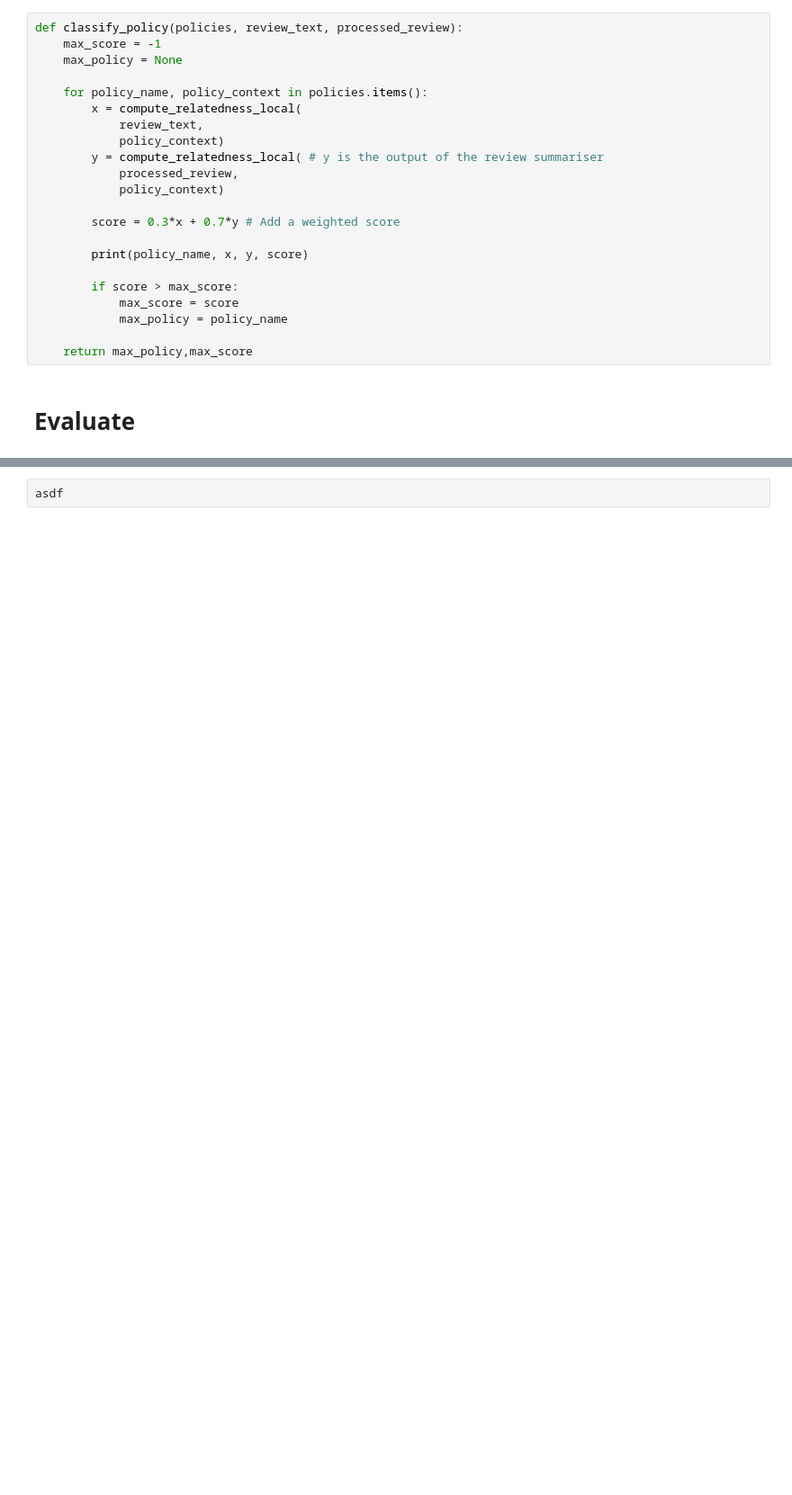
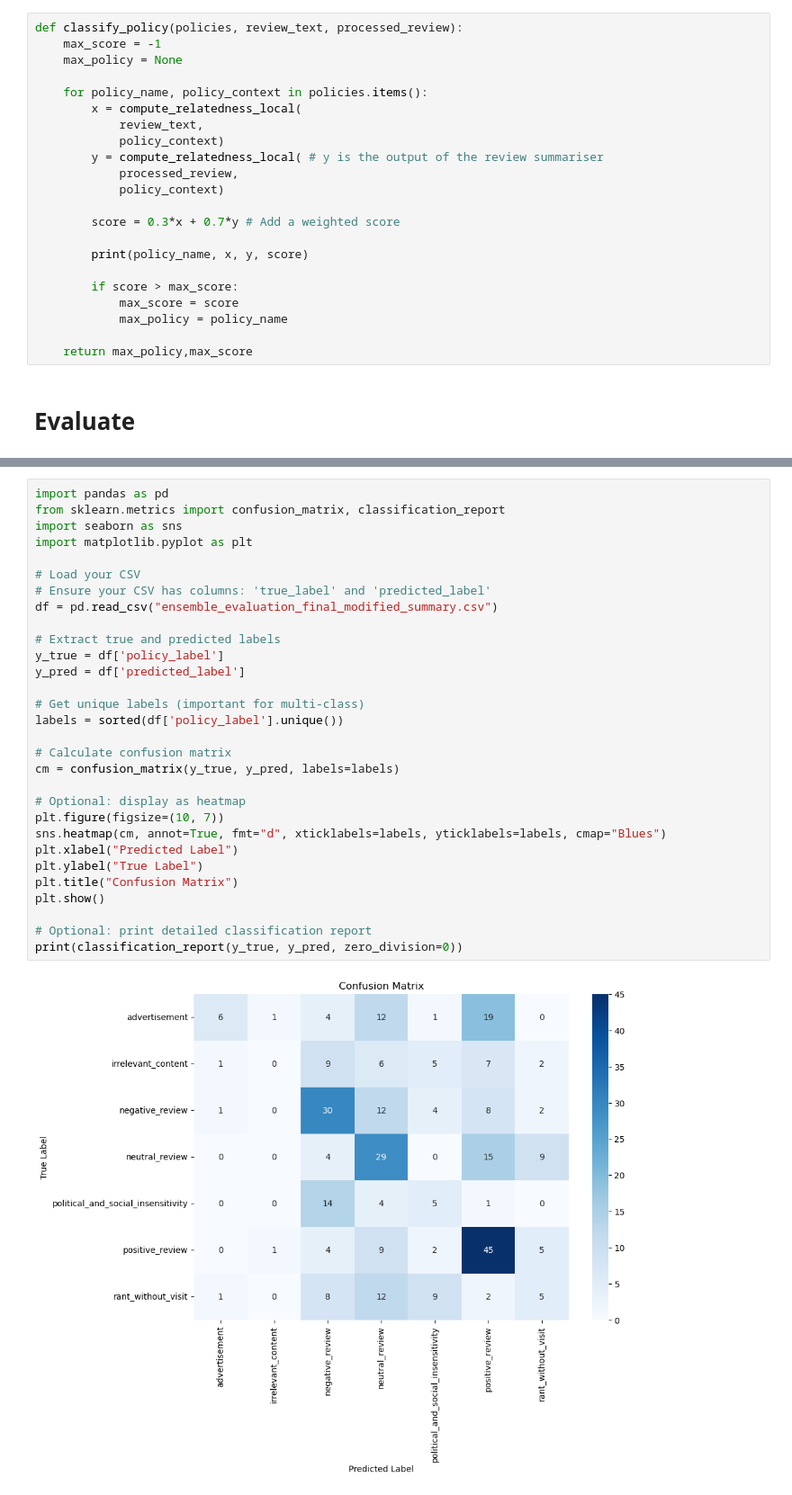
Before and after one commit to minheinhtet26/Techjam2025, a Jupyter notebook: policy_inference_module/Ensemble_Model.ipynb, the cells around one changed output, grey strips where cells are left out. Shown at 90% size. Cells and saved outputs as stored; diff of their text form; blank space fills up the shorter version.

```diff
--- a/policy_inference_module/Ensemble_Model.ipynb
+++ b/policy_inference_module/Ensemble_Model.ipynb
@@ -709,2 +693,32 @@ df.to_csv("ensemble_evaluation_final_modified_summary.csv", index=False, encodin
 # %%
-asdf
+import pandas as pd
+from sklearn.metrics import confusion_matrix, classification_report
+import seaborn as sns
+import matplotlib.pyplot as plt
+
+# Load your CSV
+# Ensure your CSV has columns: 'true_label' and 'predicted_label'
+df = pd.read_csv("ensemble_evaluation_final_modified_summary.csv")
+
+# Extract true and predicted labels
+y_true = df['policy_label']
+y_pred = df['predicted_label']
+
+# Get unique labels (important for multi-class)
+labels = sorted(df['policy_label'].unique())
+
+# Calculate confusion matrix
+cm = confusion_matrix(y_true, y_pred, labels=labels)
+
+# Optional: display as heatmap
+plt.figure(figsize=(10, 7))
+sns.heatmap(cm, annot=True, fmt="d", xticklabels=labels, yticklabels=labels, cmap="Blues")
+plt.xlabel("Predicted Label")
+plt.ylabel("True Label")
+plt.title("Confusion Matrix")
+plt.show()
+
+# Optional: print detailed classification report
+print(classification_report(y_true, y_pred, zero_division=0))
+# %% [output]
+[figure, added]
```
Also changed, not shown: parts of 7 cells of this notebook, 5 other files.
